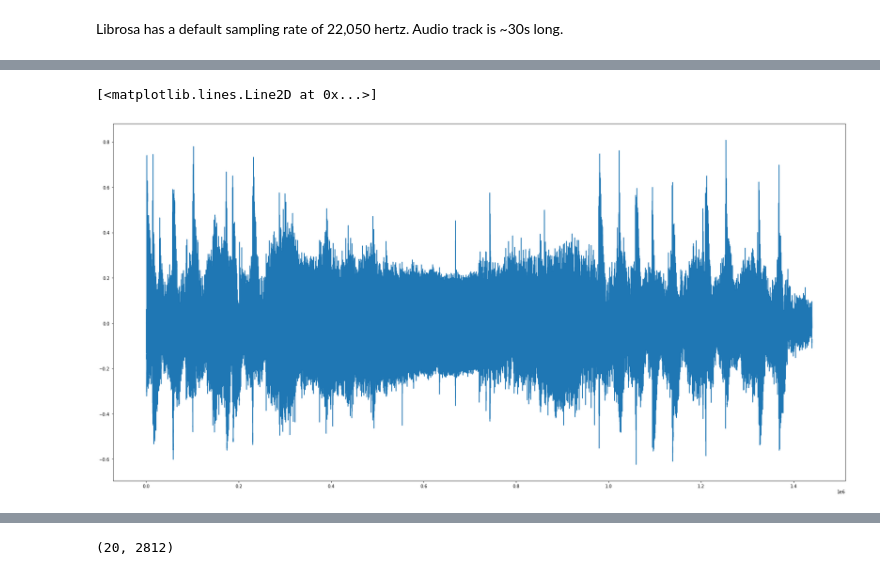
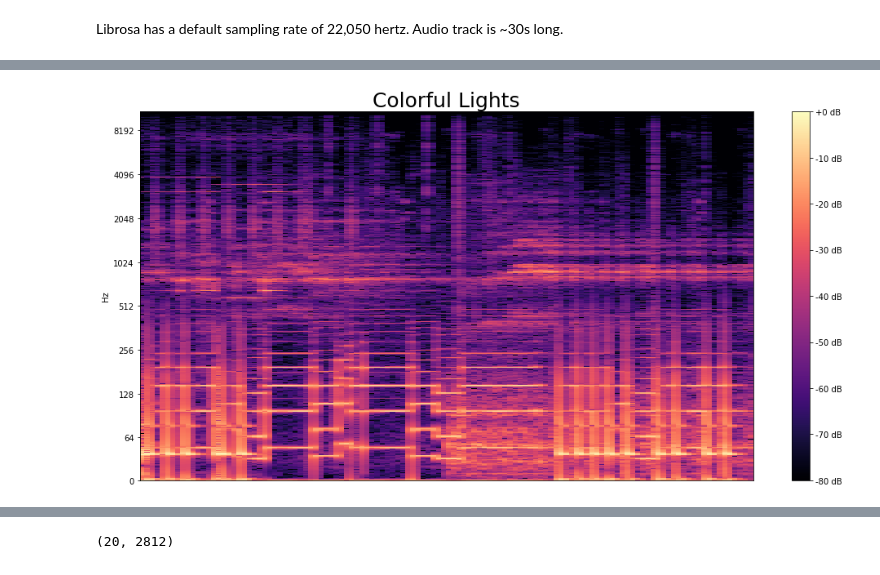
Before and after one commit to Lucas-Courant/predicting_audio_genre, a Jupyter notebook: Code/preliminary_eda.ipynb, the cells around one changed output, grey strips where cells are left out. Drawn from its saved outputs; the diff is of its cells as text; code cells hidden in the pictures.

Commit message:
formated code

```diff
--- a/Code/preliminary_eda.ipynb
+++ b/Code/preliminary_eda.ipynb
@@ -575,6 +645,15 @@ librosa.display.waveshow(y);
-# %%
-fig = plt.figure(figsize= (30, 15))
-plt.plot(y)
-# %% [output]
-[<matplotlib.lines.Line2D at 0x...>]
-[figure, removed]
+# %%
+stft = librosa.stft(y, sr)
+# %%
+# http://man.hubwiz.com/docset/LibROSA.docset/Contents/Resources/Documents/generated/librosa.core.stft.html#librosa.core.stft
+
+fig = plt.figure(figsize = (14, 7))
+librosa.display.specshow(librosa.amplitude_to_db(np.abs(stft),
+                                                 ref=np.max),
+                        y_axis='log')
+plt.title('Colorful Lights', size=25)
+plt.colorbar(format='%+2.0f dB')
+plt.tight_layout()
+plt.savefig('../images/stft.png');
+# %% [output]
+[figure, added]
```
Also changed, not shown: parts of 22 cells of this notebook.
